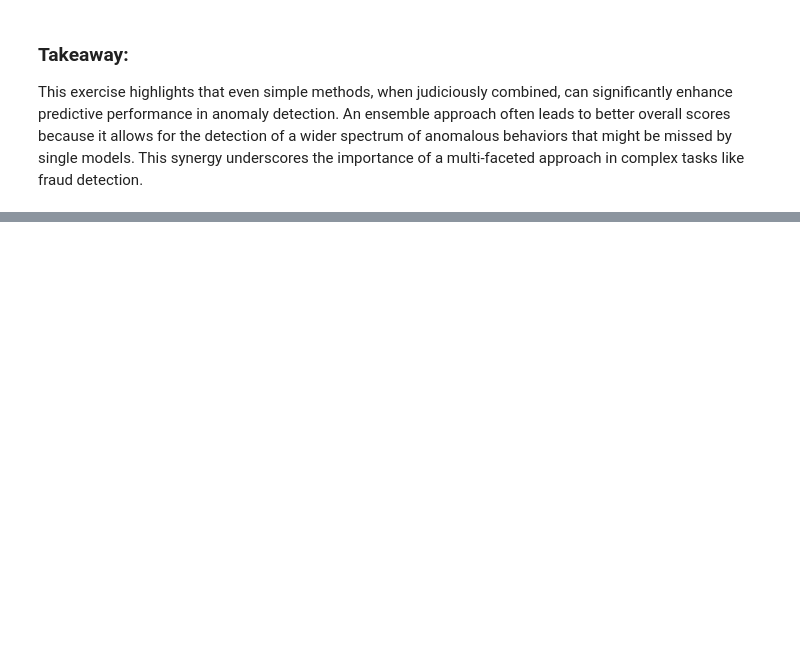
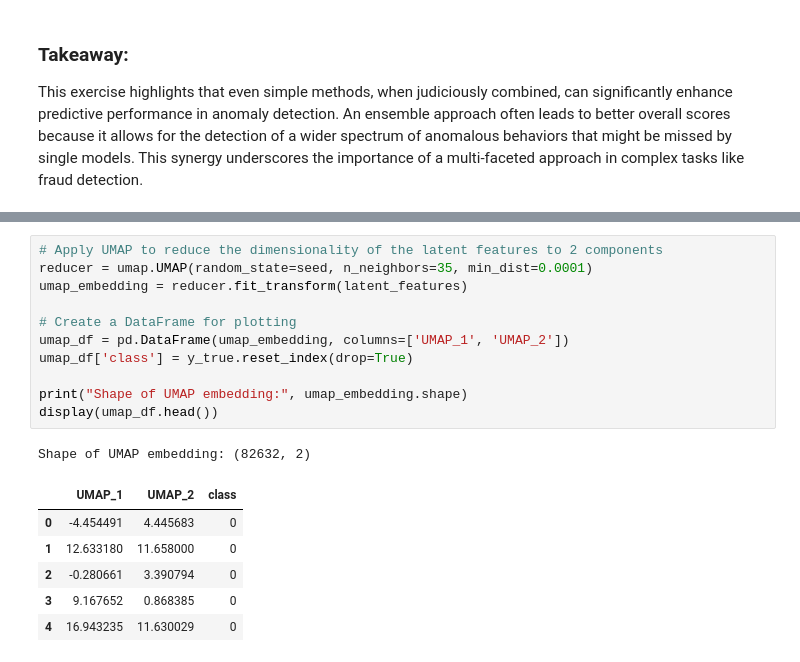
Before and after one commit to MLCoursesBBK/ZiZ_2026, a Jupyter notebook: Anomaly_Detection.ipynb, the cells around one changed output, grey strips where cells are left out. Saved outputs shown, nothing was run; the diff lists cells and outputs as text; blank space fills up the shorter version.

```diff
--- a/Anomaly_Detection.ipynb
+++ b/Anomaly_Detection.ipynb
@@ -719,0 +778,19 @@ This exercise highlights that even simple methods, when judiciously combined, ca
+# %%
+# Apply UMAP to reduce the dimensionality of the latent features to 2 components
+reducer = umap.UMAP(random_state=seed, n_neighbors=35, min_dist=0.0001)
+umap_embedding = reducer.fit_transform(latent_features)
+
+# Create a DataFrame for plotting
+umap_df = pd.DataFrame(umap_embedding, columns=['UMAP_1', 'UMAP_2'])
+umap_df['class'] = y_true.reset_index(drop=True)
+
+print("Shape of UMAP embedding:", umap_embedding.shape)
+display(umap_df.head())
+# %% [output]
+Shape of UMAP embedding: (82632, 2)
+|  | UMAP_1 | UMAP_2 | class |
+| 0 | -4.454491 | 4.445683 | 0 |
+| 1 | 12.633180 | 11.658000 | 0 |
+| 2 | -0.280661 | 3.390794 | 0 |
+| 3 | 9.167652 | 0.868385 | 0 |
+| 4 | 16.943235 | 11.630029 | 0 |
```
Also changed, not shown: parts of 31 cells of this notebook.
